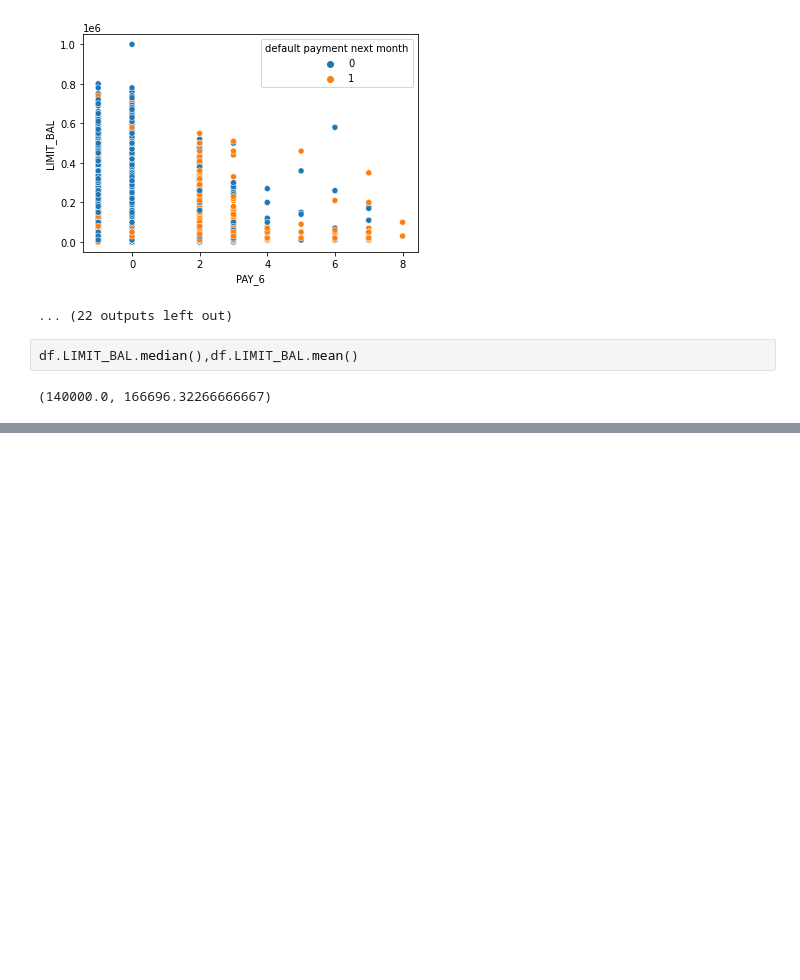
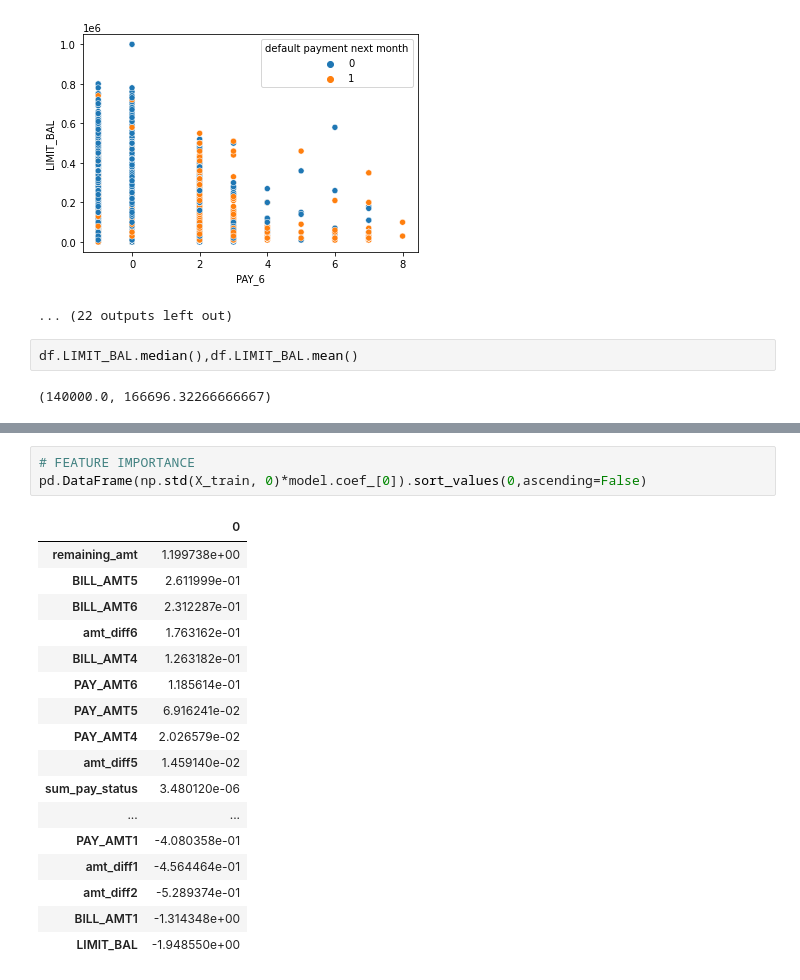
Before and after one commit to prakashtiwari012/RenewPower, a Jupyter notebook: RenewPower/Acme_Bank_Usecase.ipynb, the cells around one changed output, grey strips where cells are left out. Drawn from its saved outputs; the diff is of its cells as text; blank space fills up the shorter version.

```diff
--- a/RenewPower/Acme_Bank_Usecase.ipynb
+++ b/RenewPower/Acme_Bank_Usecase.ipynb
@@ -264,3 +262,24 @@ confusion_matrix : [[5626  215]
+# %%
+# FEATURE IMPORTANCE
+pd.DataFrame(np.std(X_train, 0)*model.coef_[0]).sort_values(0,ascending=False)
+# %% [output]
+|  | 0 |
+| remaining_amt | 1.199738e+00 |
+| BILL_AMT5 | 2.611999e-01 |
+| BILL_AMT6 | 2.312287e-01 |
+| amt_diff6 | 1.763162e-01 |
+| BILL_AMT4 | 1.263182e-01 |
+| PAY_AMT6 | 1.185614e-01 |
+| PAY_AMT5 | 6.916241e-02 |
+| PAY_AMT4 | 2.026579e-02 |
+| amt_diff5 | 1.459140e-02 |
+| sum_pay_status | 3.480120e-06 |
+| ... | ... |
+| PAY_AMT1 | -4.080358e-01 |
+| amt_diff1 | -4.564464e-01 |
+| amt_diff2 | -5.289374e-01 |
+| BILL_AMT1 | -1.314348e+00 |
+| LIMIT_BAL | -1.948550e+00 |
 # %%
 # MODEL
 model=GradientBoostingClassifier(n_estimators=100,random_state=random_state)
```
Also changed, not shown: parts of 5 cells of this notebook.
